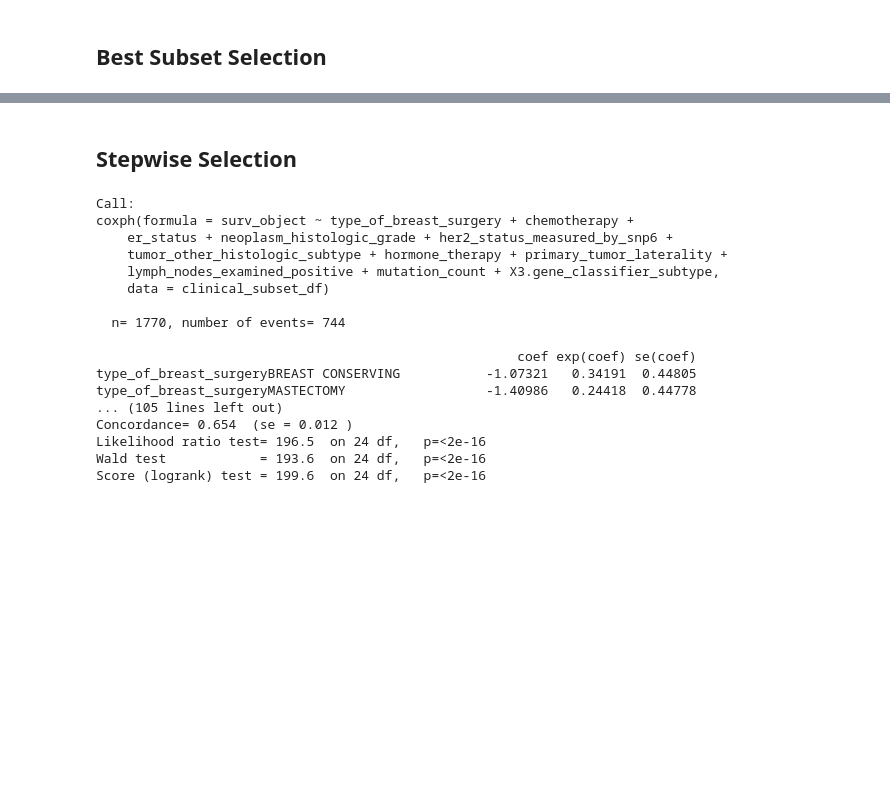
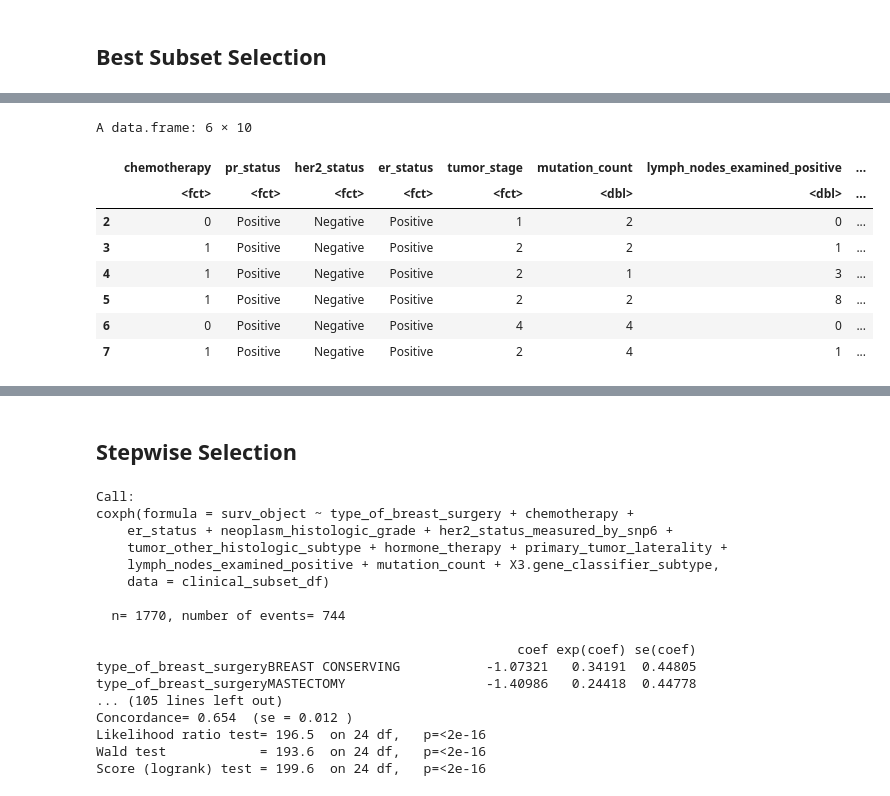
Before and after one commit to harrisdurrani/data_mining_project, a Jupyter notebook: Project (R code).ipynb, the cells around one changed output, grey strips where cells are left out. Cells and saved outputs as stored; diff of their text form; code cells hidden in the pictures; blank space fills up the shorter version.

```diff
--- a/Project (R code).ipynb
+++ b/Project (R code).ipynb
@@ -759,0 +696,25 @@ Reordering variables and trying again:
+# %%
+# subset dataframe
+subset_df <- clinical_vars[, c(
+  "chemotherapy",
+  "pr_status",
+  "her2_status",
+  "er_status",
+  "tumor_stage",
+  "mutation_count",
+  "lymph_nodes_examined_positive",
+  "tumor_size",
+  "age_at_diagnosis",
+  "neoplasm_histologic_grade"
+)]
+head(subset_df)
+# %% [output]
+A data.frame: 6 × 10
+|  | chemotherapy | pr_status | her2_status | er_status | tumor_stage | mutation_count | lymph_nodes_examined_positive | ... |
+|  | <fct> | <fct> | <fct> | <fct> | <fct> | <dbl> | <dbl> | ... |
+| 2 | 0 | Positive | Negative | Positive | 1 | 2 | 0 | ... |
+| 3 | 1 | Positive | Negative | Positive | 2 | 2 | 1 | ... |
+| 4 | 1 | Positive | Negative | Positive | 2 | 1 | 3 | ... |
+| 5 | 1 | Positive | Negative | Positive | 2 | 2 | 8 | ... |
+| 6 | 0 | Positive | Negative | Positive | 4 | 4 | 0 | ... |
+| 7 | 1 | Positive | Negative | Positive | 2 | 4 | 1 | ... |
```
Also changed, not shown: parts of 22 cells of this notebook, 1 other file.
